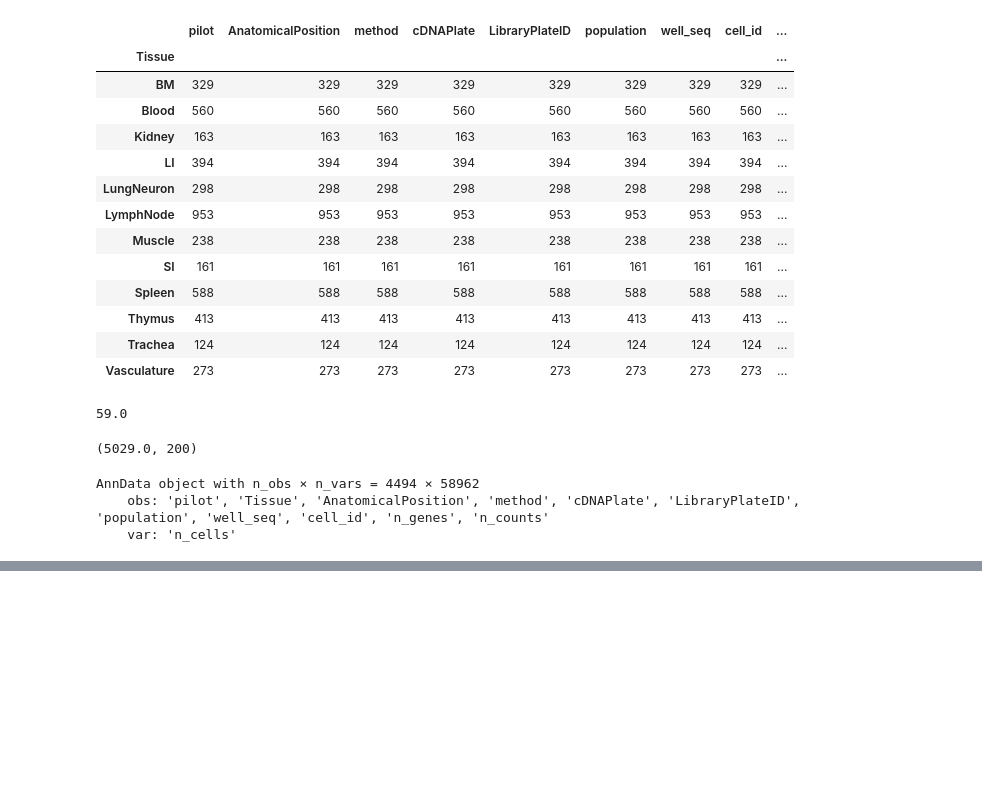
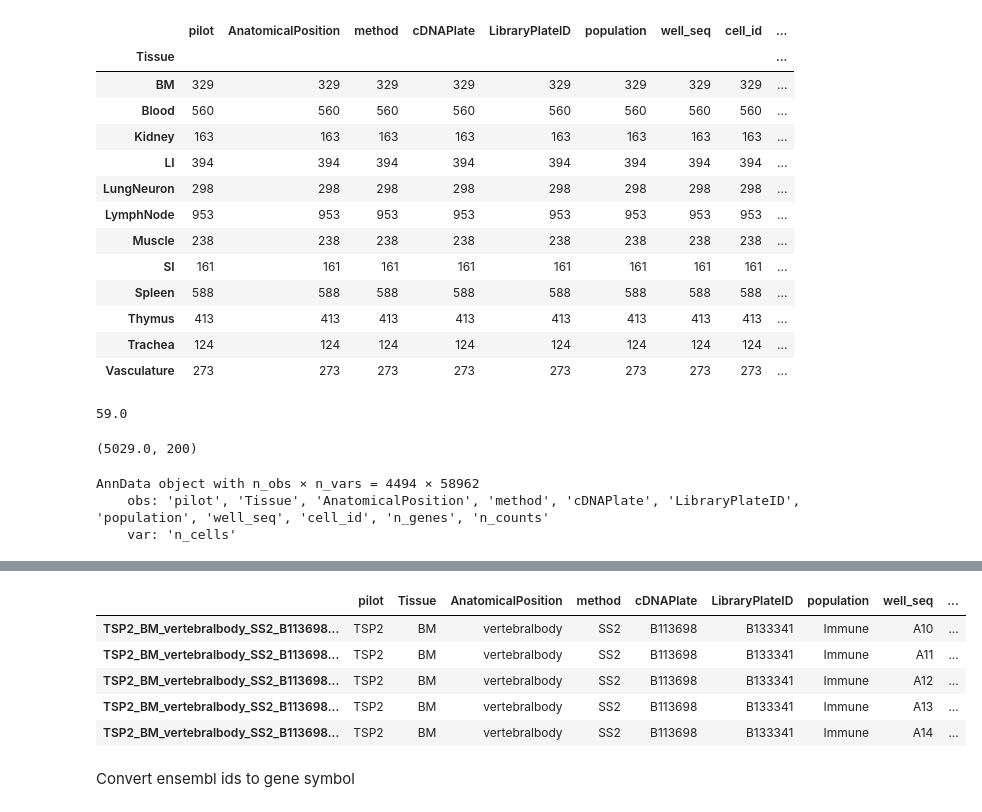
Before and after one commit to czbiohub-sf/tabula-sapiens, a Jupyter notebook: analysis-scripts/pilot2/TSP2-SS2.ipynb, the cells around one changed output, grey strips where cells are left out. Drawn from its saved outputs; the diff is of its cells as text; code cells hidden in the pictures; blank space fills up the shorter version.

```diff
--- a/analysis-scripts/pilot2/TSP2-SS2.ipynb
+++ b/analysis-scripts/pilot2/TSP2-SS2.ipynb
@@ -530,0 +533,4 @@ adata
+# %%
+adata = sc.read_csv('/mnt/ibm_lg/angela/sapiens/TSP2/smartseq2/tsp2_ss2_batch3.csv')
+adata = adata.transpose()
+adata
@@ -530,0 +541,5 @@ adata
+# %%
+display(adata.var_names[-10:])
+adata = adata[:,:-5].copy()
+display(adata.var_names[-10:])
+adata
@@ -530,0 +564,21 @@ adata
+# %%
+adata.obs['pilot'] = [c.split('_')[0] for c in adata.obs.index]
+adata.obs['Tissue'] = [c.split('_')[1] for c in adata.obs.index]
+adata.obs['AnatomicalPosition'] = [c.split('_')[2] for c in adata.obs.index]
+adata.obs['method'] = [c.split('_')[3] for c in adata.obs.index]
+adata.obs['cDNAPlate'] = [c.split('_')[4] for c in adata.obs.index]
+adata.obs['LibraryPlateID'] = [c.split('_')[5] for c in adata.obs.index]
+adata.obs['population'] = [c.split('_')[6] for c in adata.obs.index]
+adata.obs['well_seq'] = [c.split('_')[7] for c in adata.obs.index]
+adata.obs['cell_id'] = [c.split('.')[0] for c in adata.obs.index]
+# %%
+adata.obs.head()
+# %% [output]
+|  | pilot | Tissue | AnatomicalPosition | method | cDNAPlate | LibraryPlateID | population | well_seq | ... |
+| TSP2_BM_vertebralbody_SS2_B113698... | TSP2 | BM | vertebralbody | SS2 | B113698 | B133341 | Immune | A10 | ... |
+| TSP2_BM_vertebralbody_SS2_B113698... | TSP2 | BM | vertebralbody | SS2 | B113698 | B133341 | Immune | A11 | ... |
+| TSP2_BM_vertebralbody_SS2_B113698... | TSP2 | BM | vertebralbody | SS2 | B113698 | B133341 | Immune | A12 | ... |
+| TSP2_BM_vertebralbody_SS2_B113698... | TSP2 | BM | vertebralbody | SS2 | B113698 | B133341 | Immune | A13 | ... |
+| TSP2_BM_vertebralbody_SS2_B113698... | TSP2 | BM | vertebralbody | SS2 | B113698 | B133341 | Immune | A14 | ... |
+# %% [markdown]
+Convert ensembl ids to gene symbol
```
Also changed, not shown: parts of 29 cells of this notebook, 3 other files.
